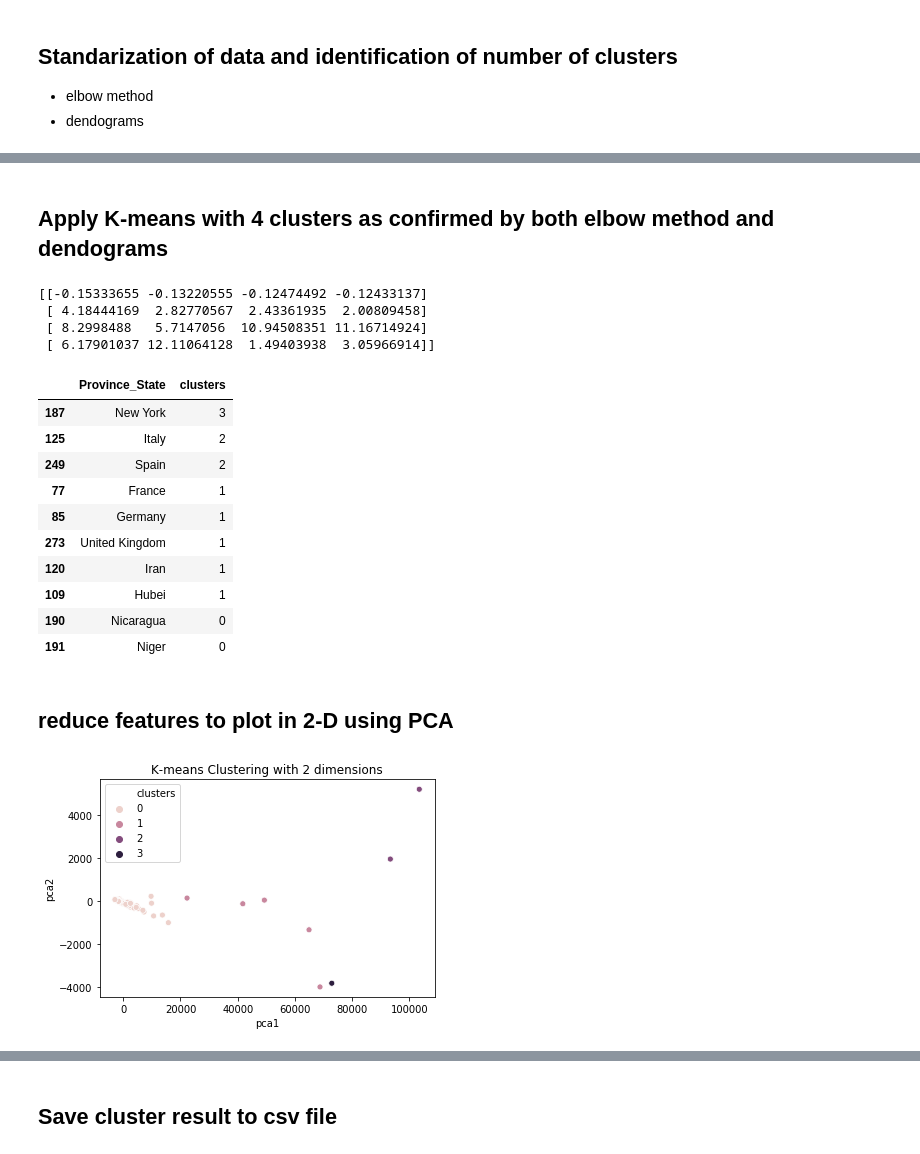
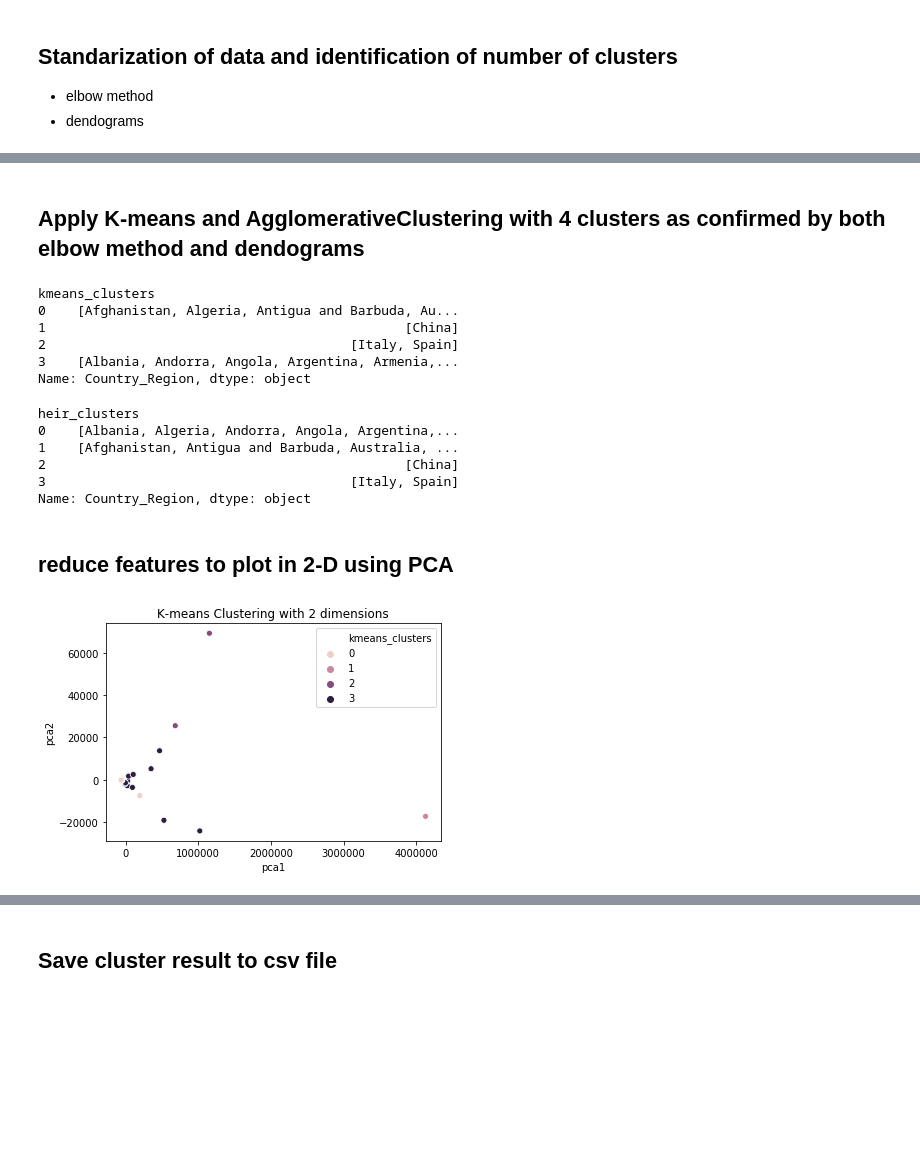
Before and after one commit to ankitnamdeo34/pyspark_hive_hadoop, a Jupyter notebook: covid_data.ipynb, the cells around one changed output, grey strips where cells are left out. Cells and saved outputs as stored; diff of their text form; code cells hidden in the pictures; blank space fills up the shorter version.

```diff
--- a/covid_data.ipynb
+++ b/covid_data.ipynb
@@ -281,23 +358,26 @@ df3[["growth_rate", "death_rate"]].groupby("Province_State").agg(
 # Use Mean as growth and death rate from the above observation
 - Mean is more close to centre of min and max values as compared to median
 # %%
-df4 = train_new.groupby(
-    ["Province_State"]).agg(
+df4 = train_clust.groupby(
+    ["Country_Region"]).agg(
     {
-        "growth_rate": "mean",
-        "ConfirmedCases": "max"
+        "LogConfirmedDelta": "mean",
+        "ConfirmedCasesDelta": "mean",
+        "ConfirmedCases": "sum"
     }
 )
-df5 = train_new[train_new.Fatalities > 0].groupby(
-    ["Province_State"]).agg(
+df5 = train_clust[train_clust.Fatalities > 0].groupby(
+    ["Country_Region"]).agg(
     {
-        "death_rate": "mean",
-        "Fatalities": "max"
+        "LogFatalitiesDelta": "mean",
+        "FatalitiesDelta": "mean",
+        "Fatalities": "sum"
     }
 )
 data = df4.join(
-    df5, "Province_State"
+    df5, "Country_Region"
 ).fillna(0)
+df6 = data.reset_index()
 # %%
 data.head(10)
 # %% [output]
@@ -346,31 +426,35 @@ dendrogram = sch.dendrogram(sch.linkage(data_transformed, method='ward'))
 # %% [markdown]
-## Apply K-means with 4 clusters as confirmed by both elbow method and dendograms
+## Apply K-means and AgglomerativeClustering with 4 clusters as confirmed by both elbow method and dendograms
 # %%
 kmeans = KMeans(n_clusters=4).fit(data_transformed)
 centroids = kmeans.cluster_centers_
-print(centroids)
+# print(centroids)
 # print(kmeans.labels_)
-data["clusters"] = kmeans.labels_
+df6["kmeans_clusters"] = kmeans.labels_
-# %% [output]
-[[-0.15333655 -0.13220555 -0.12474492 -0.12433137]
- [ 4.18444169  2.82770567  2.43361935  2.00809458]
- [ 8.2998488   5.7147056  10.94508351 11.16714924]
- [ 6.17901037 12.11064128  1.49403938  3.05966914]]
-# %%
-df6 = data.reset_index()[["Province_State", "clusters"]]
-df6.sort_values(by="clusters", ascending=False).head(10)
-# %% [output]
-|  | Province_State | clusters |
-| 187 | New York | 3 |
-| 125 | Italy | 2 |
-| 249 | Spain | 2 |
-| 77 | France | 1 |
-| 85 | Germany | 1 |
-| 273 | United Kingdom | 1 |
-| 120 | Iran | 1 |
-| 109 | Hubei | 1 |
-| 190 | Nicaragua | 0 |
-| 191 | Niger | 0 |
+# %%
+model = AgglomerativeClustering(n_clusters=4, affinity='euclidean', linkage='ward')
+model.fit(data_transformed)
+df6["heir_clusters"] = model.labels_
+# %%
+df7 = df6.reset_index()[["Country_Region", "kmeans_clusters"]]
+df7.groupby("kmeans_clusters")["Country_Region"].apply(list)
+# %% [output]
+kmeans_clusters
+0    [Afghanistan, Algeria, Antigua and Barbuda, Au...
+1                                              [China]
+2                                       [Italy, Spain]
+3    [Albania, Andorra, Angola, Argentina, Armenia,...
+Name: Country_Region, dtype: object
+# %%
+df7 = df6.reset_index()[["Country_Region", "heir_clusters"]]
+df7.groupby("heir_clusters")["Country_Region"].apply(list)
+# %% [output]
+heir_clusters
+0    [Albania, Algeria, Andorra, Angola, Argentina,...
+1    [Afghanistan, Antigua and Barbuda, Australia, ...
+2                                              [China]
+3                                       [Italy, Spain]
+Name: Country_Region, dtype: object
 # %% [markdown]
 ## reduce features to plot in 2-D using PCA
 # %%
@@ -380,6 +463,6 @@ results = pd.DataFrame(reduced_data,columns=['pca1','pca2'])
 # %%
-sns.scatterplot(x="pca1", y="pca2", hue=df6['clusters'], data=results)
+sns.scatterplot(x="pca1", y="pca2", hue=df6['kmeans_clusters'], data=results)
 plt.title('K-means Clustering with 2 dimensions')
 plt.show()
 # %% [output]
-[figure, old version]
+[figure, new version]
```
Also changed, not shown: parts of 26 cells of this notebook.
